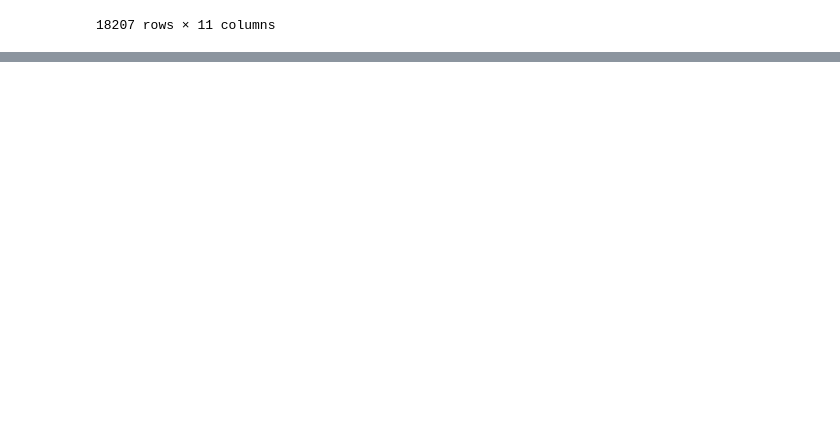
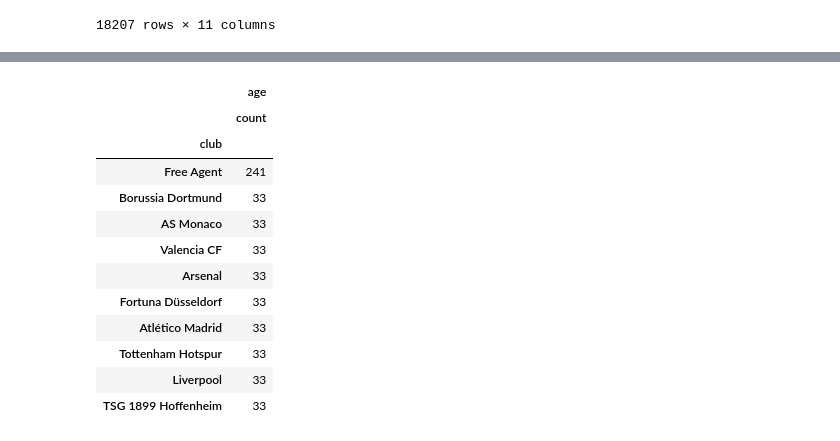
Before and after one commit to Mvital74/datasharing, a Jupyter notebook: exercicio_9.ipynb, the cells around one changed output, grey strips where cells are left out. Saved outputs shown, nothing was run; the diff lists cells and outputs as text; code cells hidden in the pictures; blank space fills up the shorter version.

```diff
--- a/exercicio_9.ipynb
+++ b/exercicio_9.ipynb
@@ -231,0 +260,17 @@ df_nacionalidade.sort_values(('age', 'count'), ascending=False)
+# %%
+df_qt_jog_clube = df_fifa18_slice.groupby(['club']).agg({'age': ['count']})
+df_qt_jog_clube.sort_values(('age', 'count'), ascending=False).head(10)
+# %% [output]
+|  | age |
+|  | count |
+| club |  |
+| Free Agent | 241 |
+| Borussia Dortmund | 33 |
+| AS Monaco | 33 |
+| Valencia CF | 33 |
+| Arsenal | 33 |
+| Fortuna Düsseldorf | 33 |
+| Atlético Madrid | 33 |
+| Tottenham Hotspur | 33 |
+| Liverpool | 33 |
+| TSG 1899 Hoffenheim | 33 |
```
Also changed, not shown: parts of 8 cells of this notebook.
